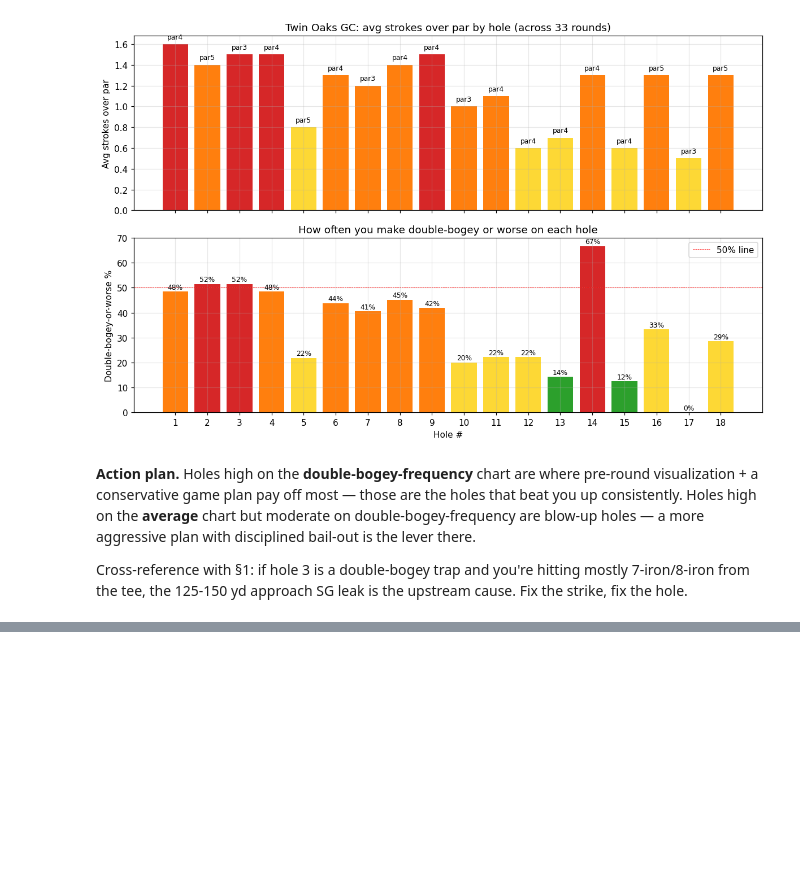
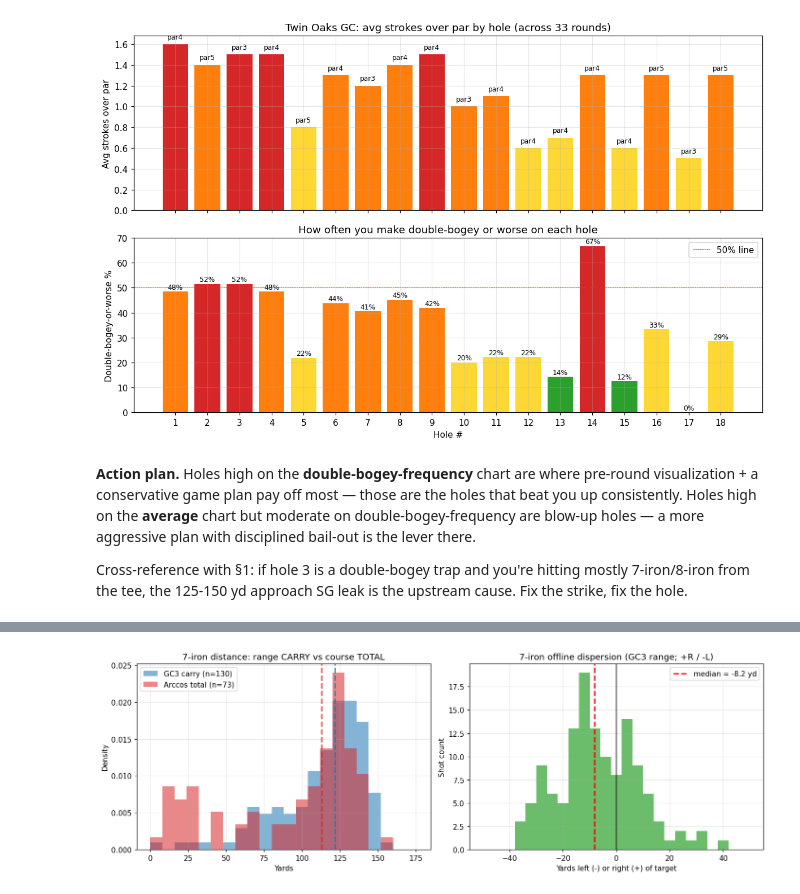
Before and after one commit to zachfreitas/golf, a Jupyter notebook: Arccos_Targeted_Diagnostics.ipynb, the cells around one changed output, grey strips where cells are left out. Cells and saved outputs as stored; diff of their text form; code cells hidden in the pictures; blank space fills up the shorter version.

```diff
--- a/Arccos_Targeted_Diagnostics.ipynb
+++ b/Arccos_Targeted_Diagnostics.ipynb
@@ -288,0 +304,11 @@ upstream cause. Fix the strike, fix the hole.
+# %%
+res = dx.range_vs_course_7i(data)
+
+# Stats table
+stats_rows = []
+for key in ("gc3_carry_stats", "gc3_total_stats", "arc_total_stats", "gc3_offline_stats"):
+    s = res[key]
+    if s["n"] == 0: continue
+    stats_rows.append(s)
+stats_df = pd.DataFrame(stats_rows).set_index("label")
+stats_df
@@ -288,0 +322,30 @@ upstream cause. Fix the strike, fix the hole.
+# %%
+fig, axes = plt.subplots(1, 2, figsize=(13, 4.5))
+
+# Panel 1: distance comparison (GC3 carry vs Arccos total)
+bins = range(0, 180, 8)
+axes[0].hist(res["gc3_carry"], bins=bins, alpha=0.55, color="#1f77b4",
+             label=f"GC3 carry (n={len(res['gc3_carry'])})", density=True)
+axes[0].hist(res["arc_total"], bins=bins, alpha=0.55, color="#d62728",
+             label=f"Arccos total (n={len(res['arc_total'])})", density=True)
+axes[0].axvline(res["gc3_carry"].median(), color="#1f77b4",
+                linestyle="--", linewidth=2, alpha=0.8)
+axes[0].axvline(res["arc_total"].median(), color="#d62728",
+                linestyle="--", linewidth=2, alpha=0.8)
+axes[0].set_title("7-iron distance: range CARRY vs course TOTAL")
+axes[0].set_xlabel("Yards"); axes[0].set_ylabel("Density")
+axes[0].legend()
+
+# Panel 2: GC3 offline dispersion (range only — course can't measure this)
+axes[1].hist(res["gc3_offline"], bins=range(-50, 51, 4), color="#2ca02c", alpha=0.7)
+axes[1].axvline(0, color="black", linewidth=1)
+axes[1].axvline(res["gc3_offline"].median(), color="red", linestyle="--",
+                linewidth=2, label=f"median = {res['gc3_offline'].median():.1f} yd")
+axes[1].set_title("7-iron offline dispersion (GC3 range; +R / -L)")
+axes[1].set_xlabel("Yards left (-) or right (+) of target")
+axes[1].set_ylabel("Shot count")
+axes[1].legend()
+
+plt.tight_layout(); plt.show()
+# %% [output]
+[figure, added]
```
Also changed, not shown: parts of 3 cells of this notebook, 4 other files.
